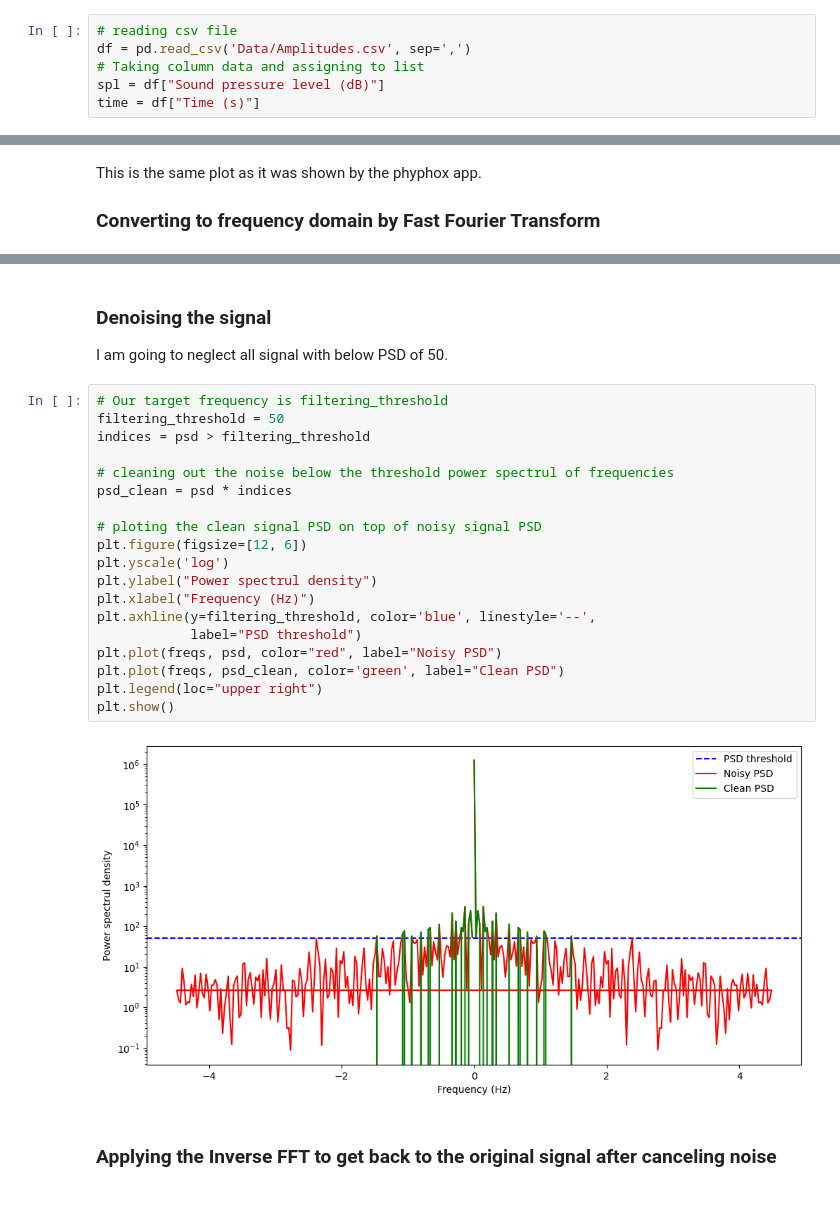
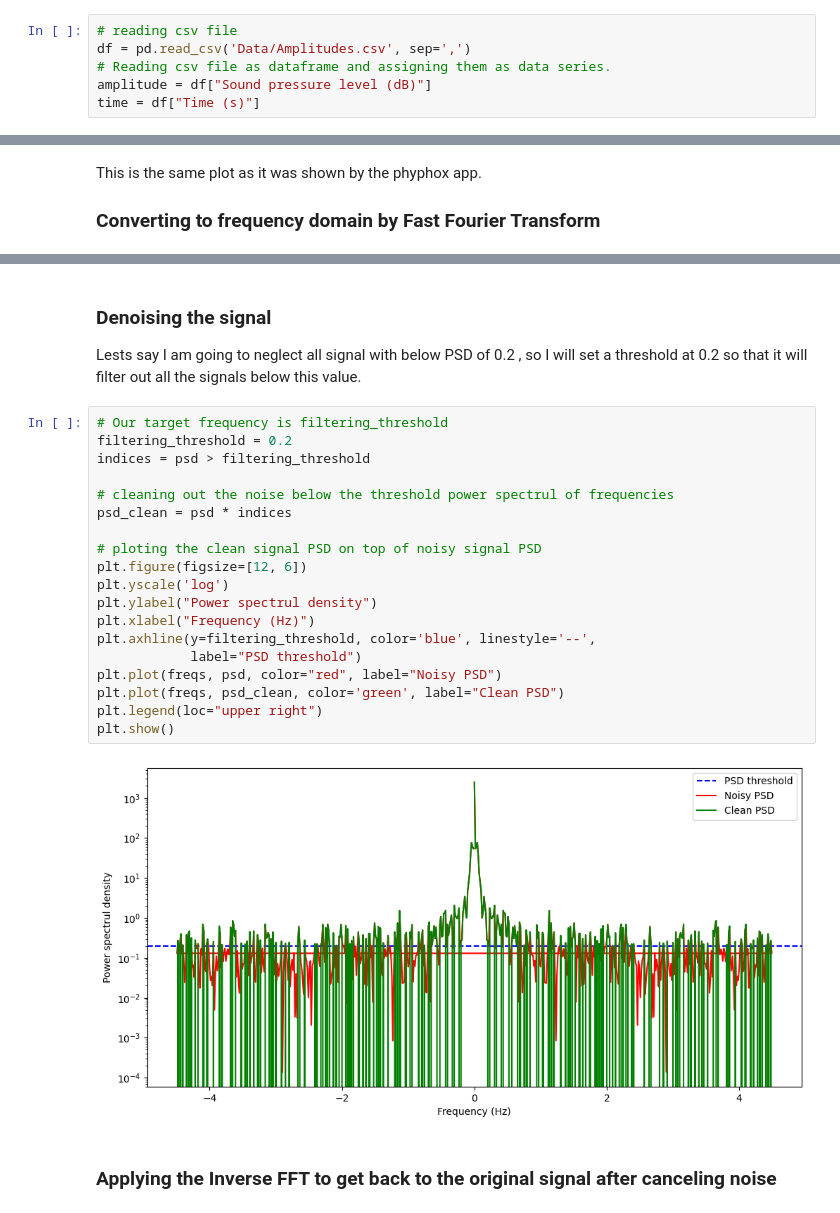
Before and after one commit to shopnochari/CP21_final_project_SA, a Jupyter notebook: Audio_dispersion.ipynb, the cells around one changed output, grey strips where cells are left out. Saved outputs shown, nothing was run; the diff lists cells and outputs as text.

Commit message:
Notebook is updated with new data and screenshot, description added for FFT vs DFT

```diff
--- a/Audio_dispersion.ipynb
+++ b/Audio_dispersion.ipynb
@@ -59,8 +70,8 @@ From the phyphox app, we can export the audio data as a ".csv" file which we wil
 # %%
 # reading csv file
 df = pd.read_csv('Data/Amplitudes.csv', sep=',')
-# Taking column data and assigning to list
-spl = df["Sound pressure level (dB)"]
+# Reading csv file as dataframe and assigning them as data series.
+amplitude = df["Sound pressure level (dB)"]
 time = df["Time (s)"]
 # %% [markdown]
 ### Visualization of audio data in Time-domain
@@ -105,27 +116,27 @@ plt.show()
 # %% [markdown]
 ### Denoising the signal
-I am going to neglect all signal with  below PSD  of  50.
+Lests say I am going to neglect all signal with  below PSD  of  0.2 , so I will set a threshold at 0.2 so that it will filter out all the signals below this value.
 # %%
 # Our target frequency is filtering_threshold
-filtering_threshold = 50
+filtering_threshold = 0.2
 indices = psd > filtering_threshold
 
 # cleaning out the noise below the threshold power spectrul of frequencies
 psd_clean = psd * indices
 
 # ploting the clean signal PSD on top of noisy signal PSD
 plt.figure(figsize=[12, 6])
 plt.yscale('log')
 plt.ylabel("Power spectrul density")
 plt.xlabel("Frequency (Hz)")
 plt.axhline(y=filtering_threshold, color='blue', linestyle='--',
             label="PSD threshold")
 plt.plot(freqs, psd, color="red", label="Noisy PSD")
 plt.plot(freqs, psd_clean, color='green', label="Clean PSD")
 plt.legend(loc="upper right")
 plt.show()
 # %% [output]
-[figure, old version]
+[figure, new version]
 # %% [markdown]
 ### Applying the Inverse FFT to get back to the original signal after canceling noise
 # %%
```
Also changed, not shown: parts of 11 cells of this notebook, 5 other files.
